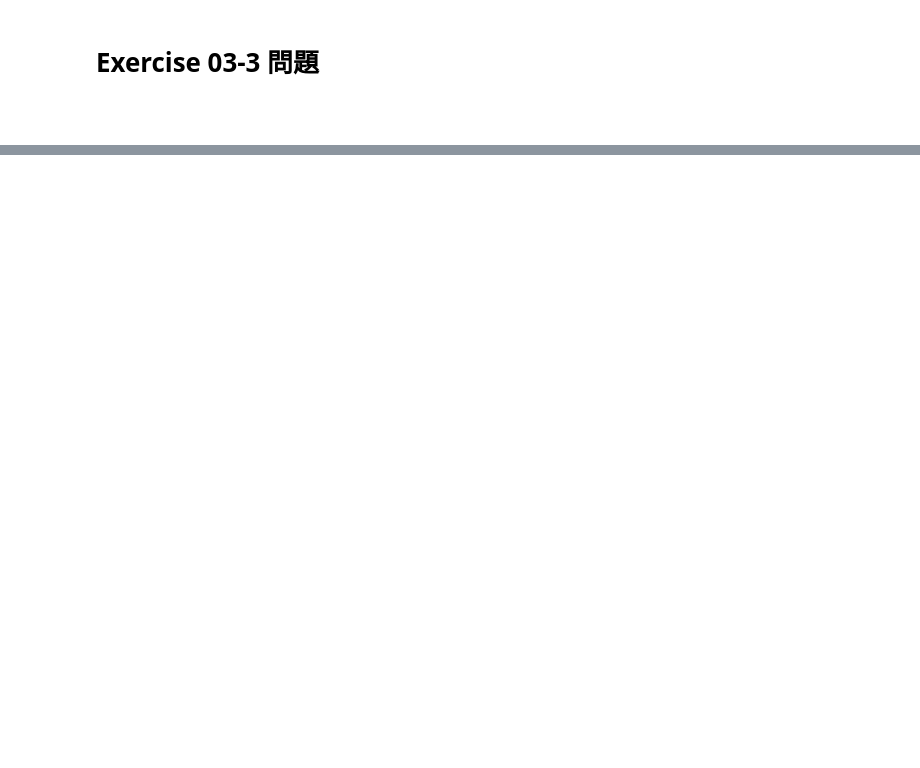
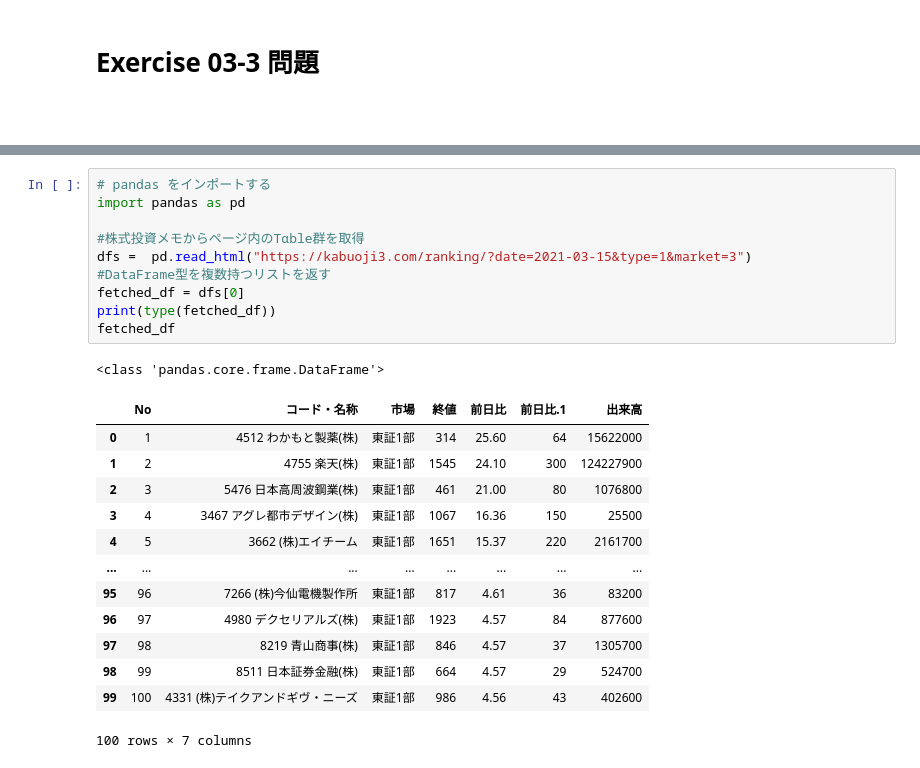
Before and after one commit to tamtam-fitness/KawaseSeminarProgrammingMaterials, a Jupyter notebook: Kawase Seminar03/KawaseSeminar03-2.ipynb, the cells around one changed output, grey strips where cells are left out. Drawn from its saved outputs; the diff is of its cells as text; blank space fills up the shorter version.

```diff
--- a/Kawase Seminar03/KawaseSeminar03-2.ipynb
+++ b/Kawase Seminar03/KawaseSeminar03-2.ipynb
@@ -218,0 +328,25 @@ https://ai-inter1.com/beautifulsoup_1/
+# %%
+# pandas をインポートする
+import pandas as pd
+
+#株式投資メモからページ内のTαble群を取得
+dfs =  pd.read_html("https://kabuoji3.com/ranking/?date=2021-03-15&type=1&market=3")
+#DataFrame型を複数持つリストを返す
+fetched_df = dfs[0]
+print(type(fetched_df))
+fetched_df
+# %% [output]
+<class 'pandas.core.frame.DataFrame'>
+|  | No | コード・名称 | 市場 | 終値 | 前日比 | 前日比.1 | 出来高 |
+| 0 | 1 | 4512 わかもと製薬(株) | 東証1部 | 314 | 25.60 | 64 | 15622000 |
+| 1 | 2 | 4755 楽天(株) | 東証1部 | 1545 | 24.10 | 300 | 124227900 |
+| 2 | 3 | 5476 日本高周波鋼業(株) | 東証1部 | 461 | 21.00 | 80 | 1076800 |
+| 3 | 4 | 3467 アグレ都市デザイン(株) | 東証1部 | 1067 | 16.36 | 150 | 25500 |
+| 4 | 5 | 3662 (株)エイチーム | 東証1部 | 1651 | 15.37 | 220 | 2161700 |
+| ... | ... | ... | ... | ... | ... | ... | ... |
+| 95 | 96 | 7266 (株)今仙電機製作所 | 東証1部 | 817 | 4.61 | 36 | 83200 |
+| 96 | 97 | 4980 デクセリアルズ(株) | 東証1部 | 1923 | 4.57 | 84 | 877600 |
+| 97 | 98 | 8219 青山商事(株) | 東証1部 | 846 | 4.57 | 37 | 1305700 |
+| 98 | 99 | 8511 日本証券金融(株) | 東証1部 | 664 | 4.57 | 29 | 524700 |
+| 99 | 100 | 4331 (株)テイクアンドギヴ・ニーズ | 東証1部 | 986 | 4.56 | 43 | 402600 |
+100 rows × 7 columns
```
Also changed, not shown: parts of 38 cells of this notebook.
